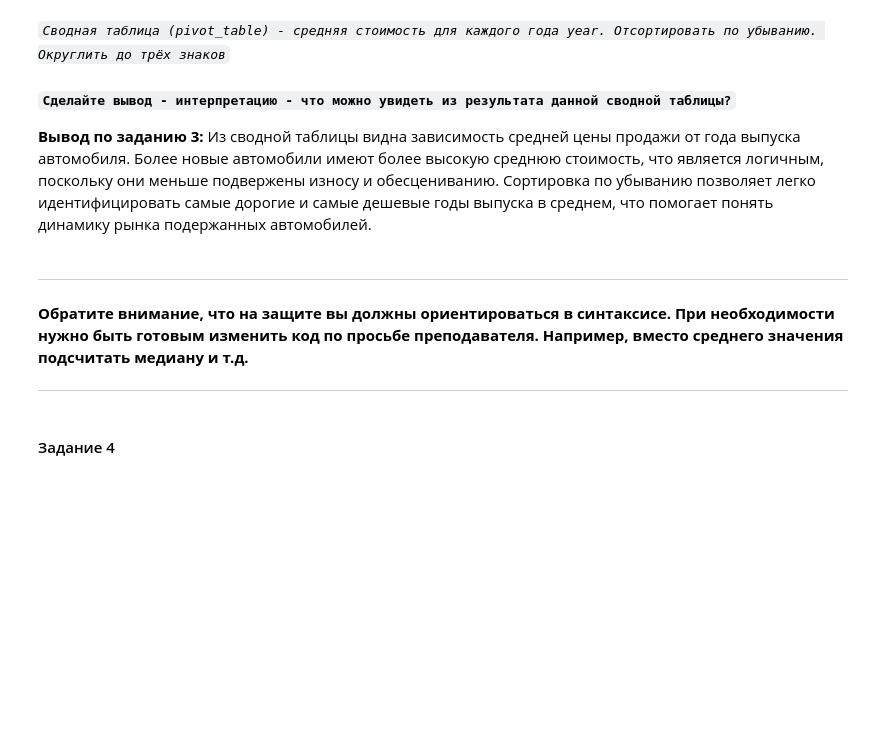
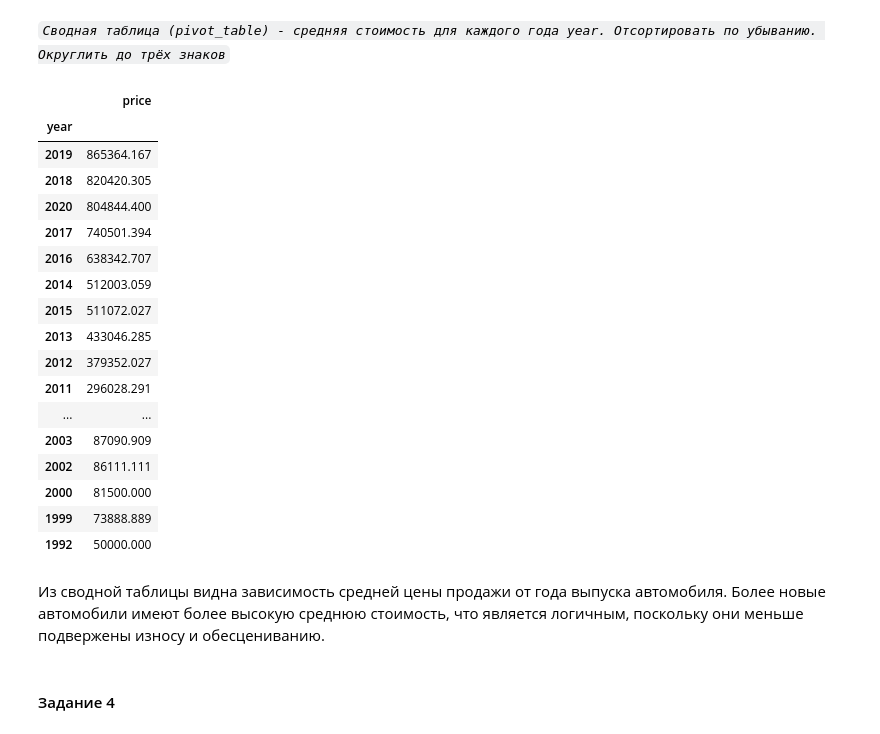
Before and after one commit to thatusualguy/DA-Intro, a Jupyter notebook: lab1/ЛР1_Рыбаков_9.ipynb, the cells around one changed output. Drawn from its saved outputs; the diff is of its cells as text; code cells hidden in the pictures; blank space fills up the shorter version.

```diff
--- a/lab1/ЛР1_Рыбаков_9.ipynb
+++ b/lab1/ЛР1_Рыбаков_9.ipynb
@@ -405,15 +382,26 @@ display(pt)
+# %%
+df.pivot_table(index='year', values='price', aggfunc='mean').round(3).sort_values(by='price', ascending=False)
+# %% [output]
+|  | price |
+| year |  |
+| 2019 | 865364.167 |
+| 2018 | 820420.305 |
+| 2020 | 804844.400 |
+| 2017 | 740501.394 |
+| 2016 | 638342.707 |
+| 2014 | 512003.059 |
+| 2015 | 511072.027 |
+| 2013 | 433046.285 |
+| 2012 | 379352.027 |
+| 2011 | 296028.291 |
+| ... | ... |
+| 2003 | 87090.909 |
+| 2002 | 86111.111 |
+| 2000 | 81500.000 |
+| 1999 | 73888.889 |
+| 1992 | 50000.000 |
 # %% [markdown]
-**`Сделайте вывод - интерпретацию - что можно увидеть из результата данной сводной таблицы?`**
-
-**Вывод по заданию 3:**
-Из сводной таблицы видна зависимость средней цены продажи от года выпуска автомобиля. Более новые автомобили имеют более высокую среднюю стоимость, что является логичным, поскольку они меньше подвержены износу и обесцениванию. Сортировка по убыванию позволяет легко идентифицировать самые дорогие и самые дешевые годы выпуска в среднем, что помогает понять динамику рынка подержанных автомобилей.
+Из сводной таблицы видна зависимость средней цены продажи от года выпуска автомобиля. Более новые автомобили имеют более высокую среднюю стоимость, что является логичным, поскольку они меньше подвержены износу и обесцениванию.
-# %% [markdown]
----
-
-**Обратите внимание, что на защите вы должны ориентироваться в синтаксисе. При необходимости нужно быть готовым изменить код по просьбе преподавателя. Например, вместо среднего значения подсчитать медиану и т.д.**
-
-
- ---
 # %% [markdown]
 #### Задание 4
 # %% [markdown]
```
Also changed, not shown: parts of 29 cells of this notebook, 1 other file.
